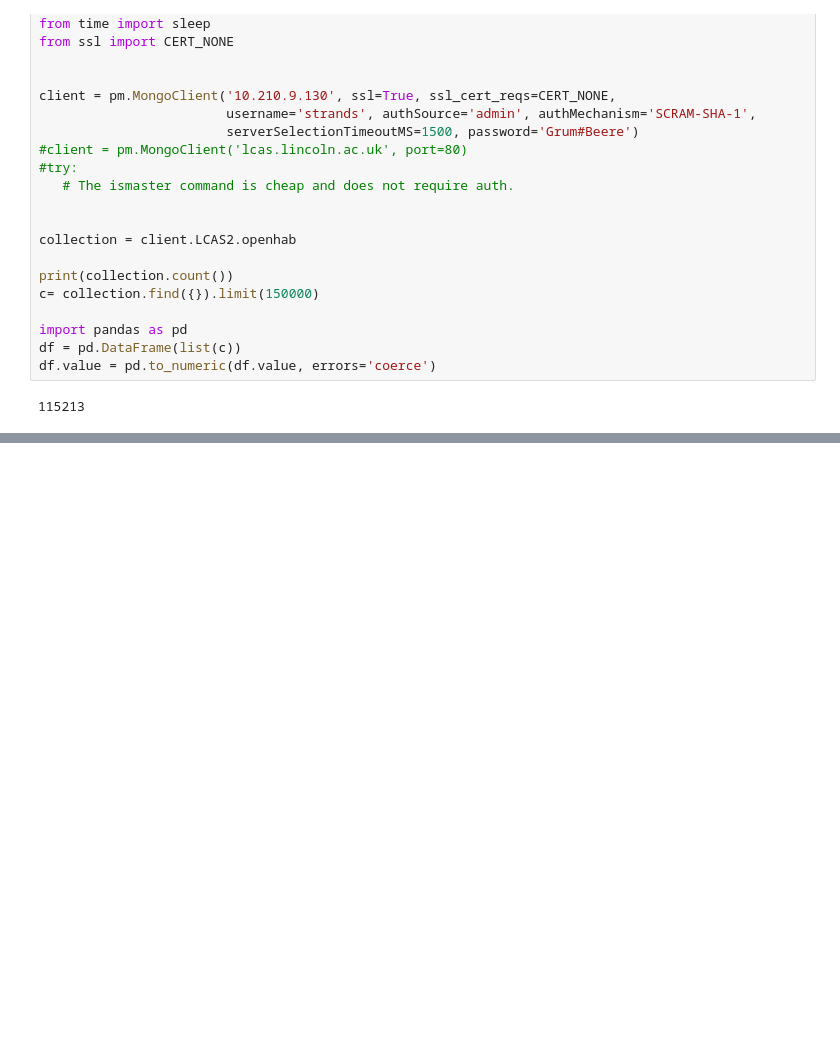
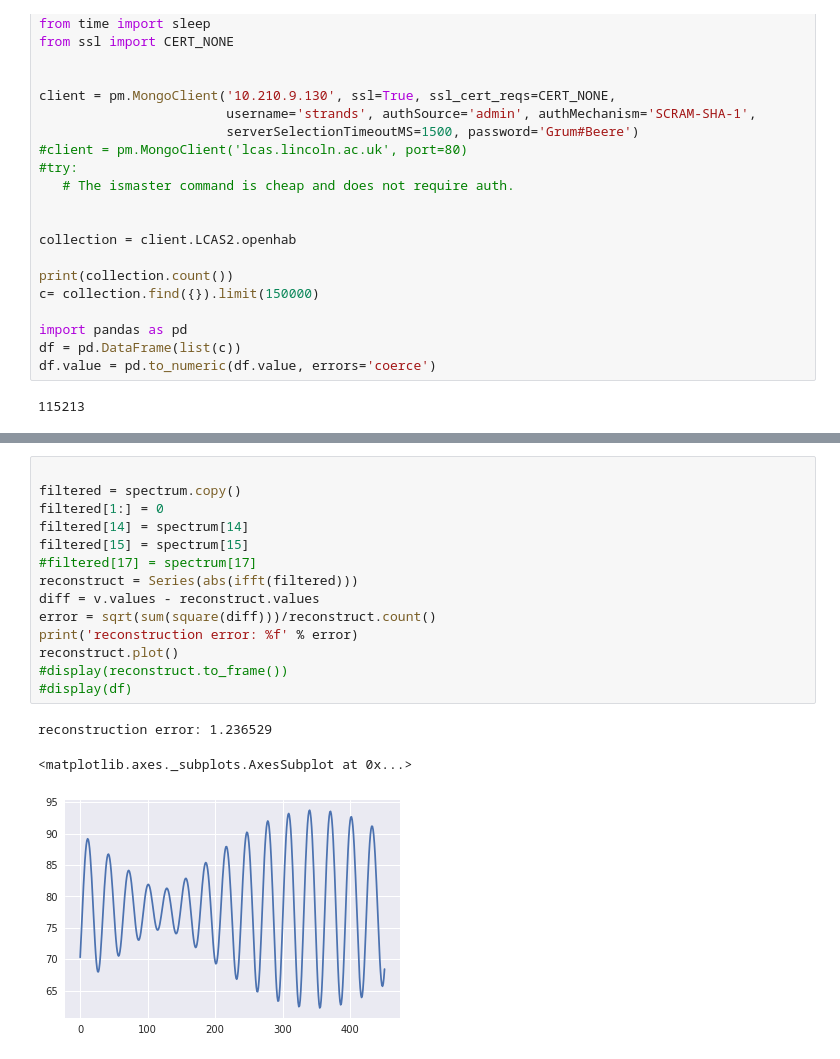
Before and after one commit to marc-hanheide/jupyter-notebooks, a Jupyter notebook: pixiedust and MongoDb tests.ipynb, the cells around one changed output, grey strips where cells are left out. Saved outputs shown, nothing was run; the diff lists cells and outputs as text; blank space fills up the shorter version.

```diff
--- a/pixiedust and MongoDb tests.ipynb
+++ b/pixiedust and MongoDb tests.ipynb
@@ -256,0 +272,18 @@ display(df)
+# %%
+
+filtered = spectrum.copy()
+filtered[1:] = 0
+filtered[14] = spectrum[14]
+filtered[15] = spectrum[15]
+#filtered[17] = spectrum[17]
+reconstruct = Series(abs(ifft(filtered)))
+diff = v.values - reconstruct.values
+error = sqrt(sum(square(diff)))/reconstruct.count()
+print('reconstruction error: %f' % error)
+reconstruct.plot()
+#display(reconstruct.to_frame())
+#display(df)
+# %% [output]
+reconstruction error: 1.236529
+<matplotlib.axes._subplots.AxesSubplot at 0x...>
+[figure, added]
```
Also changed, not shown: parts of 1 cell of this notebook.
